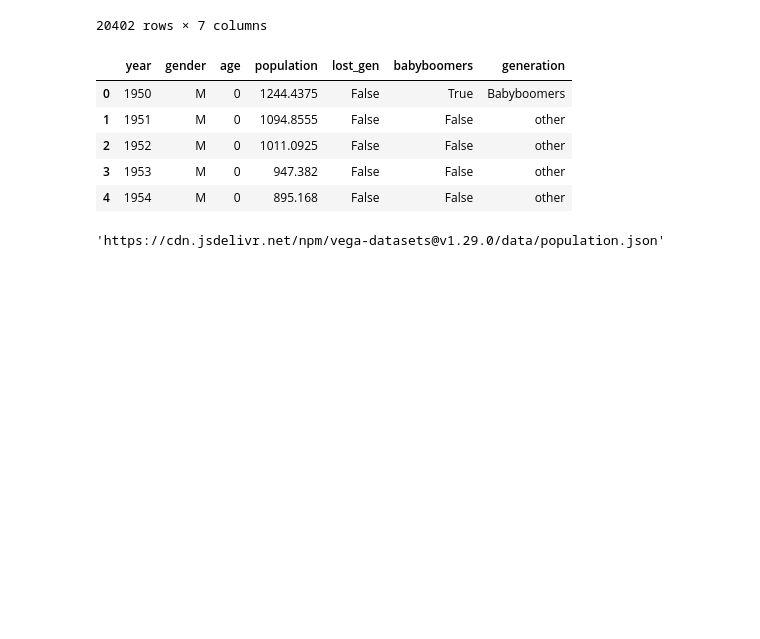
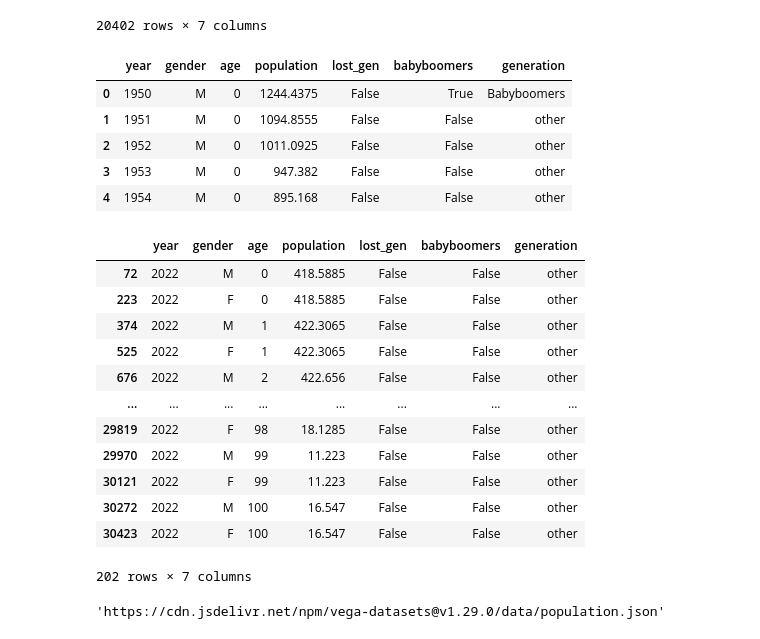
Before and after one commit to miotomita/japan-lost-generation, a Jupyter notebook: UN_population_prospect.ipynb, the cells around one changed output. Cells and saved outputs as stored; diff of their text form; code cells hidden in the pictures; blank space fills up the shorter version.

```diff
--- a/UN_population_prospect.ipynb
+++ b/UN_population_prospect.ipynb
@@ -103,6 +103,22 @@ japan_population.head()
 | 2 | 1952 | M | 0 | 1011.0925 | False | False | other |
 | 3 | 1953 | M | 0 | 947.382 | False | False | other |
 | 4 | 1954 | M | 0 | 895.168 | False | False | other |
+# %%
+japan_population[japan_population.year==2022].to_
+# %% [output]
+|  | year | gender | age | population | lost_gen | babyboomers | generation |
+| 72 | 2022 | M | 0 | 418.5885 | False | False | other |
+| 223 | 2022 | F | 0 | 418.5885 | False | False | other |
+| 374 | 2022 | M | 1 | 422.3065 | False | False | other |
+| 525 | 2022 | F | 1 | 422.3065 | False | False | other |
+| 676 | 2022 | M | 2 | 422.656 | False | False | other |
+| ... | ... | ... | ... | ... | ... | ... | ... |
+| 29819 | 2022 | F | 98 | 18.1285 | False | False | other |
+| 29970 | 2022 | M | 99 | 11.223 | False | False | other |
+| 30121 | 2022 | F | 99 | 11.223 | False | False | other |
+| 30272 | 2022 | M | 100 | 16.547 | False | False | other |
+| 30423 | 2022 | F | 100 | 16.547 | False | False | other |
+202 rows × 7 columns
 # %%
 pop
 # %% [output]
```
Also changed, not shown: parts of 1 cell of this notebook, 4 other files.
